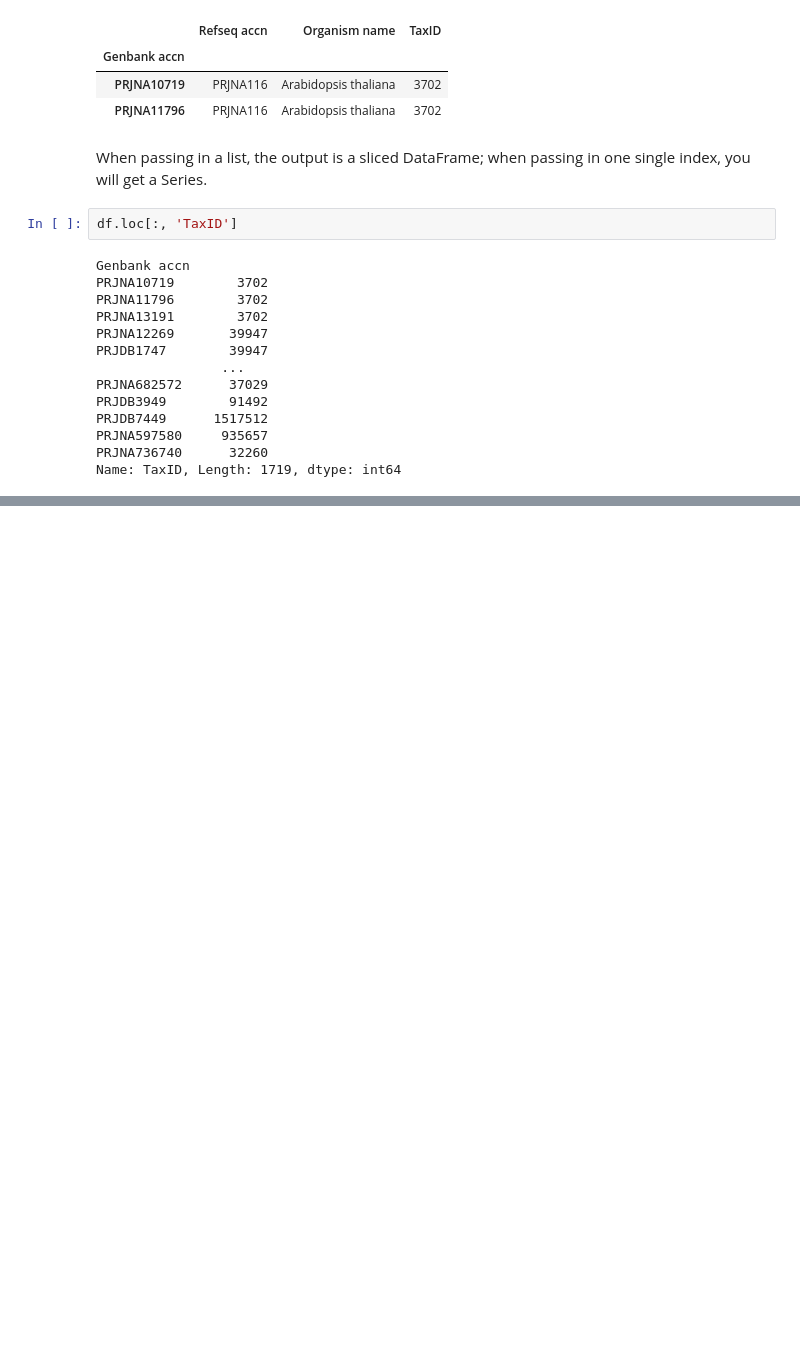
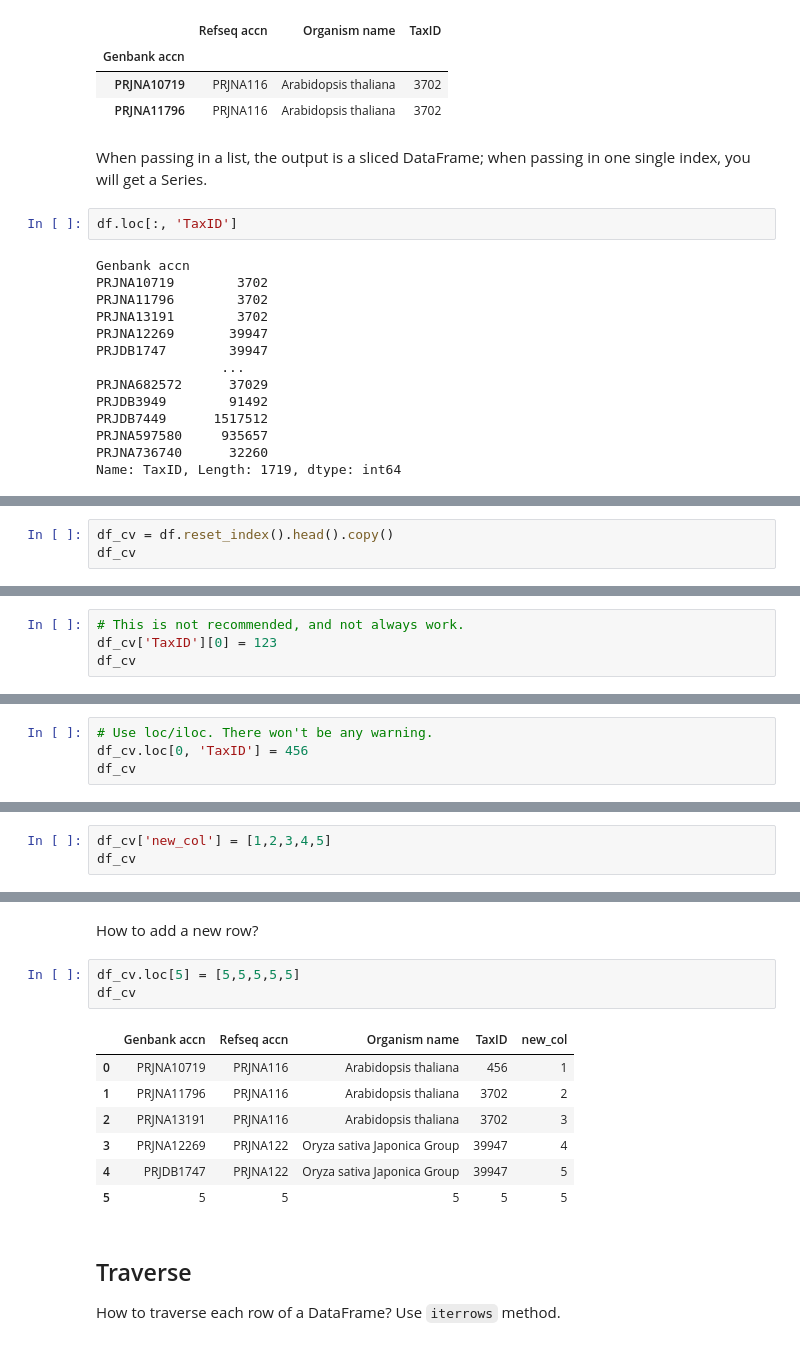
Before and after one commit to chunribu/biotable, a Jupyter notebook: src/pandas_tutorial.ipynb, the cells around one changed output, grey strips where cells are left out. Drawn from its saved outputs; the diff is of its cells as text; blank space fills up the shorter version.

```diff
--- a/src/pandas_tutorial.ipynb
+++ b/src/pandas_tutorial.ipynb
@@ -175,0 +265,3 @@ Name: TaxID, Length: 1719, dtype: int64
+# %%
+df_cv = df.reset_index().head().copy()
+df_cv
@@ -175,0 +275,4 @@ Name: TaxID, Length: 1719, dtype: int64
+# %%
+# This is not recommended, and not always work.
+df_cv['TaxID'][0] = 123
+df_cv
@@ -175,0 +289,4 @@ Name: TaxID, Length: 1719, dtype: int64
+# %%
+# Use loc/iloc. There won't be any warning.
+df_cv.loc[0, 'TaxID'] = 456
+df_cv
@@ -175,0 +302,3 @@ Name: TaxID, Length: 1719, dtype: int64
+# %%
+df_cv['new_col'] = [1,2,3,4,5]
+df_cv
@@ -175,0 +312,18 @@ Name: TaxID, Length: 1719, dtype: int64
+# %% [markdown]
+How to add a new row?
+# %%
+df_cv.loc[5] = [5,5,5,5,5]
+df_cv
+# %% [output]
+|  | Genbank accn | Refseq accn | Organism name | TaxID | new_col |
+| 0 | PRJNA10719 | PRJNA116 | Arabidopsis thaliana | 456 | 1 |
+| 1 | PRJNA11796 | PRJNA116 | Arabidopsis thaliana | 3702 | 2 |
+| 2 | PRJNA13191 | PRJNA116 | Arabidopsis thaliana | 3702 | 3 |
+| 3 | PRJNA12269 | PRJNA122 | Oryza sativa Japonica Group | 39947 | 4 |
+| 4 | PRJDB1747 | PRJNA122 | Oryza sativa Japonica Group | 39947 | 5 |
+| 5 | 5 | 5 | 5 | 5 | 5 |
+# %% [markdown]
+## Traverse
+
+How to traverse each row of a DataFrame?
+Use `iterrows` method.
```
Also changed, not shown: parts of 28 cells of this notebook.
